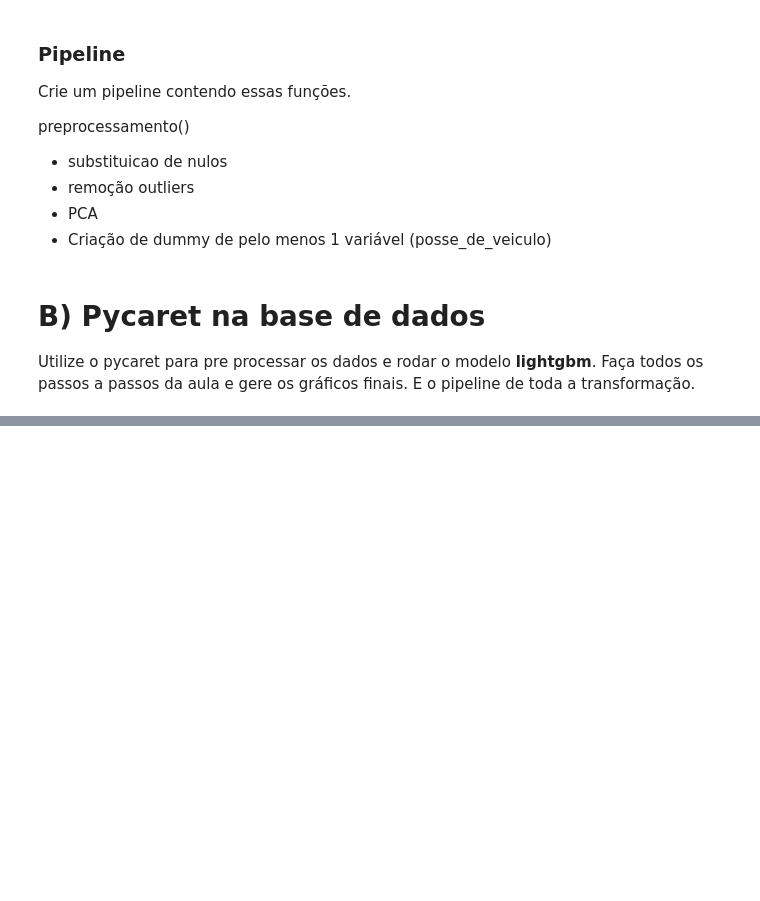
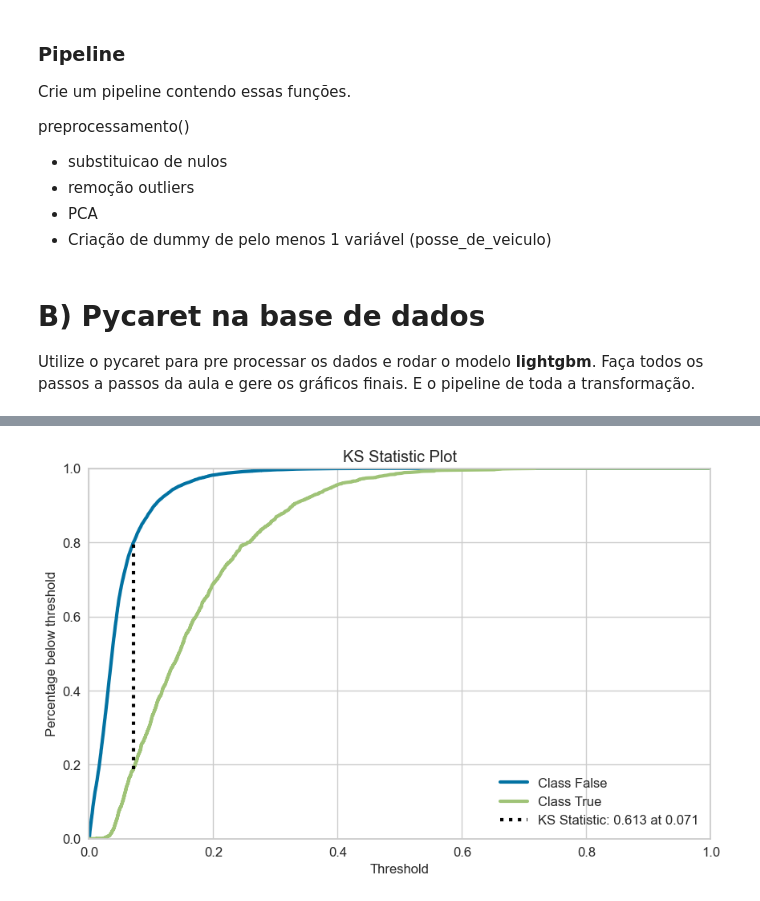
Before and after one commit to crikactba/TMP, a Jupyter notebook: Mod38Tarefa1.ipynb, the cells around one changed output, grey strips where cells are left out. Saved outputs shown, nothing was run; the diff lists cells and outputs as text; code cells hidden in the pictures; blank space fills up the shorter version.

```diff
--- a/Mod38Tarefa1.ipynb
+++ b/Mod38Tarefa1.ipynb
@@ -575,0 +631,3 @@ More info: https://pycaret.gitbook.io/docs/get-started/quickstart
+# %%
+plot_model(tuned_clf, 'ks')
+# %% [output]
@@ -575,0 +635 @@ More info: https://pycaret.gitbook.io/docs/get-started/quickstart
+[figure, added]
```
Also changed, not shown: parts of 15 cells of this notebook.
